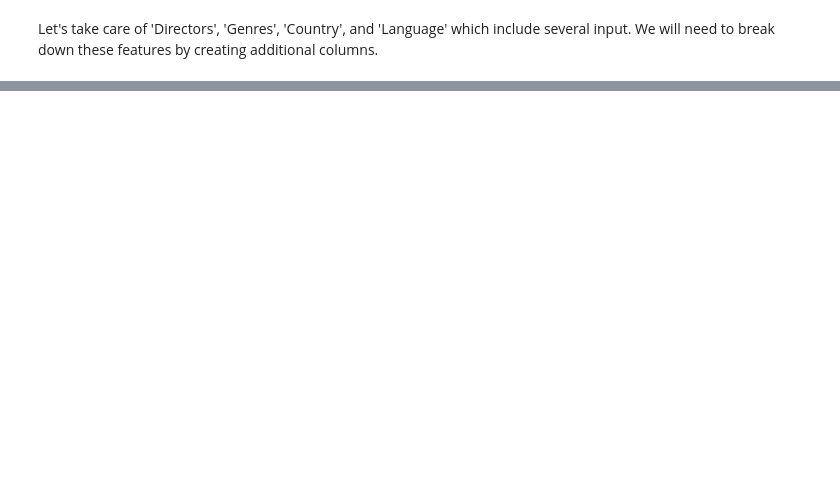
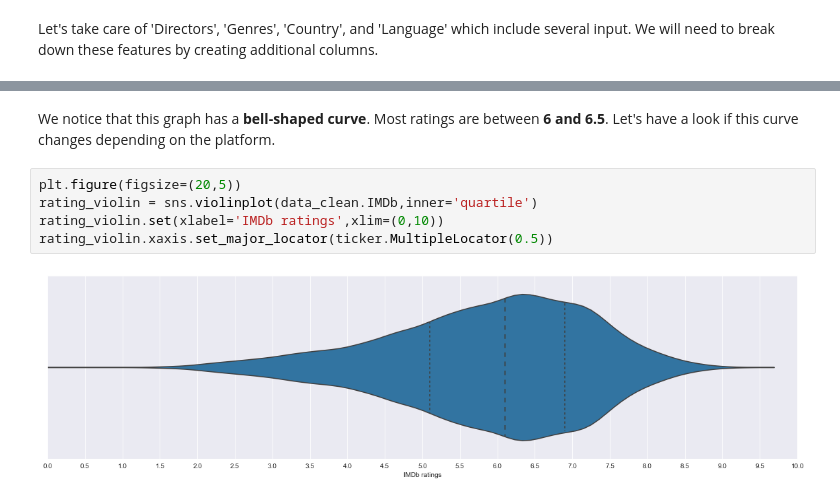
Before and after one commit to SalimAmarti/OTT_movies_Project, a Jupyter notebook: OTT project.ipynb, the cells around one changed output, grey strips where cells are left out. Drawn from its saved outputs; the diff is of its cells as text; blank space fills up the shorter version.

```diff
--- a/OTT project.ipynb
+++ b/OTT project.ipynb
@@ -194,0 +233,9 @@ test3
+# %% [markdown]
+We notice that this graph has a **bell-shaped curve**. Most ratings are between **6 and 6.5**. Let's have a look if this curve changes depending on the platform.
+# %%
+plt.figure(figsize=(20,5))
+rating_violin = sns.violinplot(data_clean.IMDb,inner='quartile')
+rating_violin.set(xlabel='IMDb ratings',xlim=(0,10))
+rating_violin.xaxis.set_major_locator(ticker.MultipleLocator(0.5))
+# %% [output]
+[figure, added]
```
Also changed, not shown: parts of 95 cells of this notebook.
